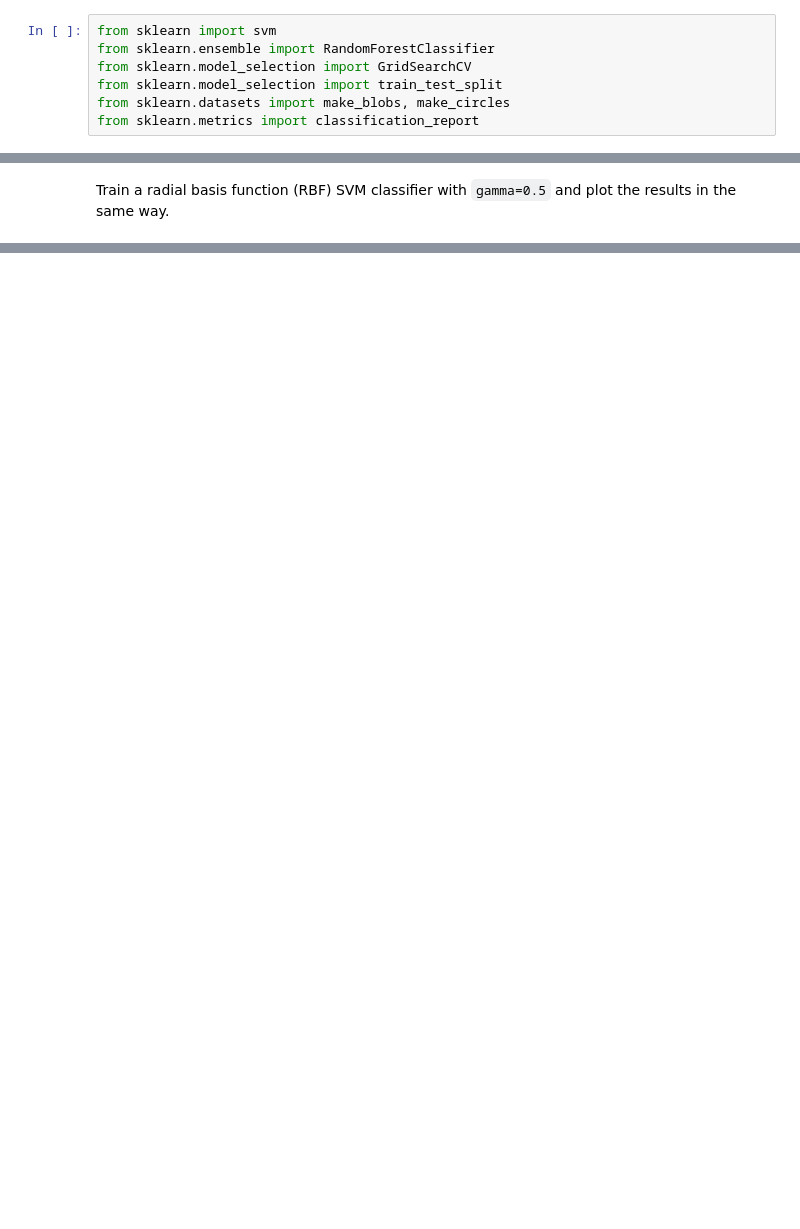
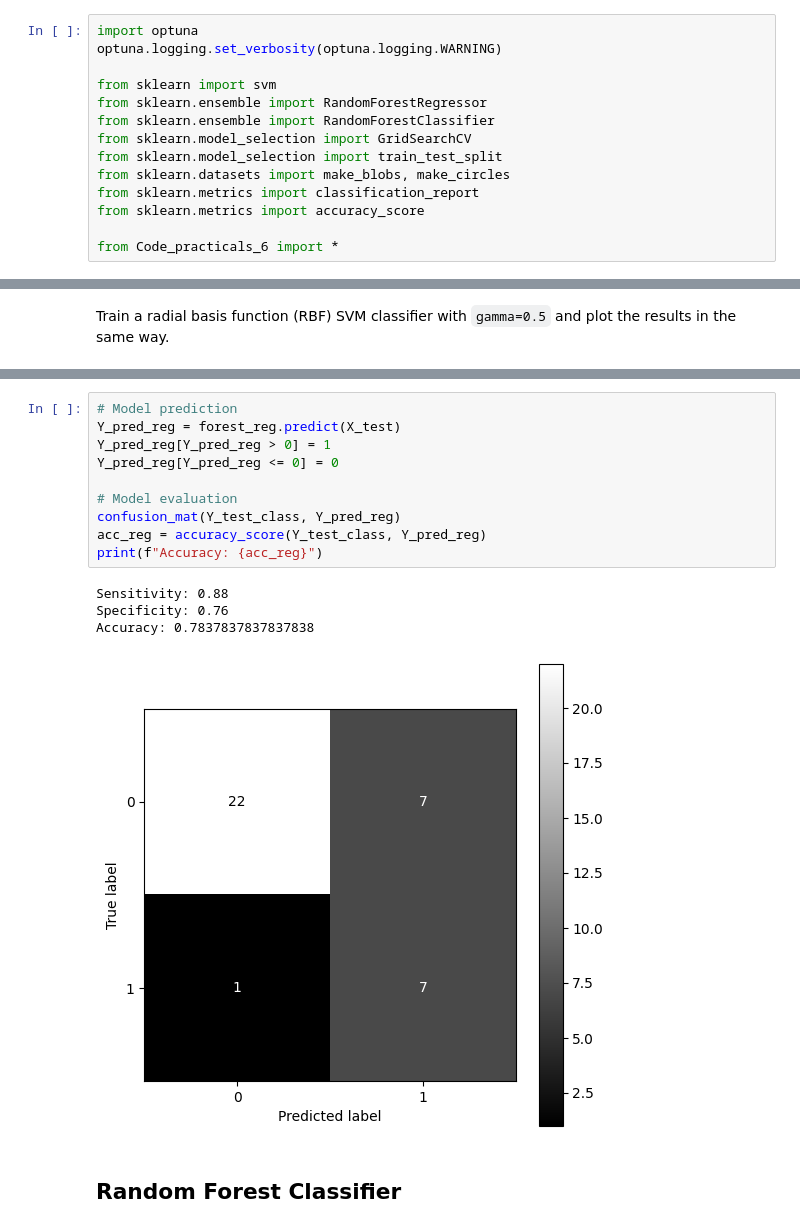
Before and after one commit to MartvStraten/8dm50-machine-learning, a Jupyter notebook: practicals/week_6.ipynb, the cells around one changed output, grey strips where cells are left out. Saved outputs shown, nothing was run; the diff lists cells and outputs as text; blank space fills up the shorter version.

```diff
--- a/practicals/week_6.ipynb
+++ b/practicals/week_6.ipynb
@@ -25,12 +25,19 @@ The goal of the exercises is to train support vector machine (SVM) and random fo
 
 The `scikit-learn` library provides the required tools for support vector machines, as well as for random forest algorithms.
 # %%
+import optuna
+optuna.logging.set_verbosity(optuna.logging.WARNING)
+
 from sklearn import svm
+from sklearn.ensemble import RandomForestRegressor
 from sklearn.ensemble import RandomForestClassifier
 from sklearn.model_selection import GridSearchCV
 from sklearn.model_selection import train_test_split
 from sklearn.datasets import make_blobs, make_circles
 from sklearn.metrics import classification_report
+from sklearn.metrics import accuracy_score
+
+from Code_practicals_6 import *
 # %% [markdown]
 Before proceeding, look up the documentation of the imported functions and read about their basic functionality. Below, we list some important parameters of SVMs and random forests that can be tuned during training.
 # %% [markdown]
@@ -200,0 +282,17 @@ Yes, normalization of the data before using a kernel function is necessary. Feat
+# %%
+# Model prediction
+Y_pred_reg = forest_reg.predict(X_test)
+Y_pred_reg[Y_pred_reg > 0] = 1
+Y_pred_reg[Y_pred_reg <= 0] = 0
+
+# Model evaluation
+confusion_mat(Y_test_class, Y_pred_reg)
+acc_reg = accuracy_score(Y_test_class, Y_pred_reg)
+print(f"Accuracy: {acc_reg}")
+# %% [output]
+Sensitivity: 0.88
+Specificity: 0.76
+Accuracy: 0.7837837837837838
+[figure, added]
+# %% [markdown]
+## Random Forest Classifier
```
Also changed, not shown: parts of 14 cells of this notebook, 1 other file.
